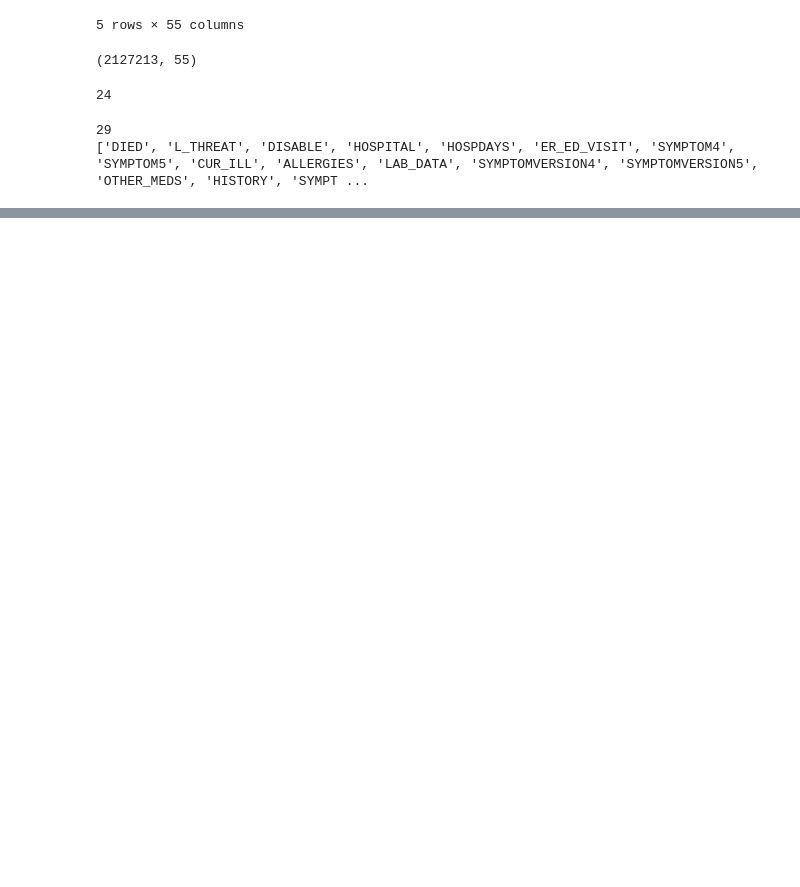
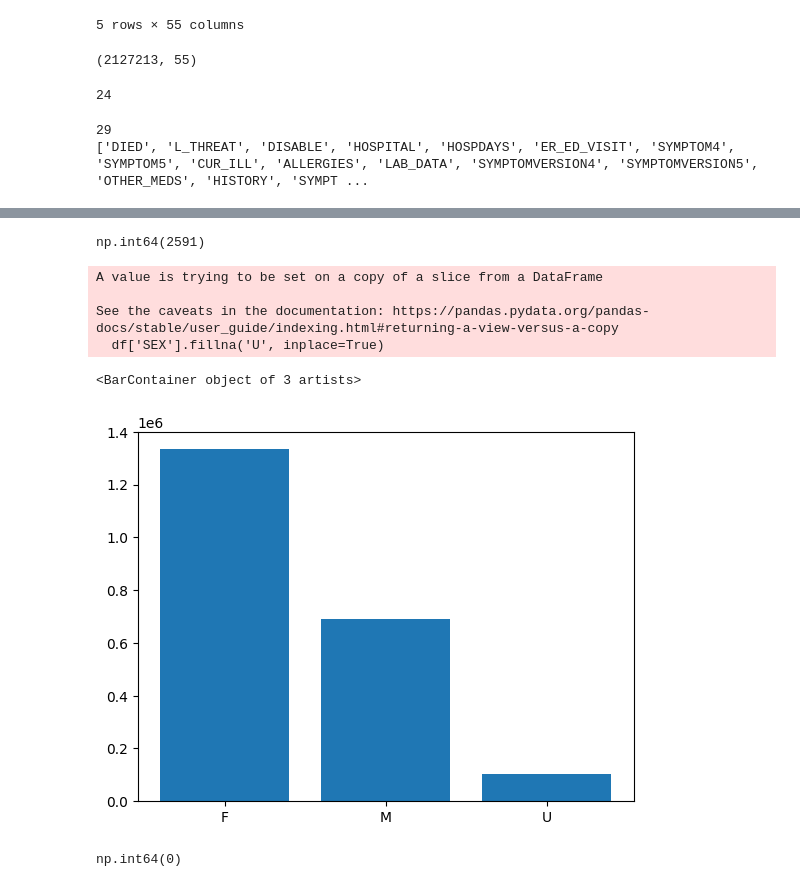
Before and after one commit to Saikiranudayana/ADEGuard-AI-Powered-Adverse-Drug-Event-Detection-and-Severity-Mapping-, a Jupyter notebook: data/processed/data_cleaning.ipynb, the cells around one changed output, grey strips where cells are left out. Drawn from its saved outputs; the diff is of its cells as text; code cells hidden in the pictures; blank space fills up the shorter version.

```diff
--- a/data/processed/data_cleaning.ipynb
+++ b/data/processed/data_cleaning.ipynb
@@ -287,0 +346,15 @@ print(to_know)
+# %%
+# Create a dictionary to map incorrect state codes to their correct formats
+state_corrections = {
+    'Ne': 'NE',  # Nebraska
+    'Mi': 'MI',  # Michigan
+    'Tx': 'TX',  # Texas
+    'Fl': 'FL',  # Florida
+    'or': 'OR',  # Oregon
+    'Ar': 'AR',  # Arkansas
+    'Co': 'CO',  # Colorado
+    'Ca': 'CA'   # California
+}
+
+# Apply the corrections using replace
+cleaned_df['STATE'] = cleaned_df['STATE'].replace(state_corrections)
@@ -287,0 +373,2 @@ print(to_know)
+# %%
+cleaned_df.replace({'STATE': {'XB' :'TX', 'XL':'FL','XV': 'VA', 'QM': 'NM', 'QW': 'WA', 'QW': 'WI'}}, inplace=True)
@@ -287,0 +410,2 @@ print(to_know)
+# %%
+df = cleaned_df
@@ -287,0 +452,20 @@ print(to_know)
+# %%
+df['SEX'].isnull().sum()
+# %% [output]
+np.int64(2591)
+# %%
+df['SEX'].fillna('U', inplace=True)
+# %% [output]
+A value is trying to be set on a copy of a slice from a DataFrame
+
+See the caveats in the documentation: https://pandas.pydata.org/pandas-docs/stable/user_guide/indexing.html#returning-a-view-versus-a-copy
+  df['SEX'].fillna('U', inplace=True)
+# %%
+plt.bar(df['SEX'].value_counts().index, df['SEX'].value_counts().values)
+# %% [output]
+<BarContainer object of 3 artists>
+[figure, added]
+# %%
+df['SEX'].isnull().sum()
+# %% [output]
+np.int64(0)
```
Also changed, not shown: parts of 22 cells of this notebook, 1 other file.
